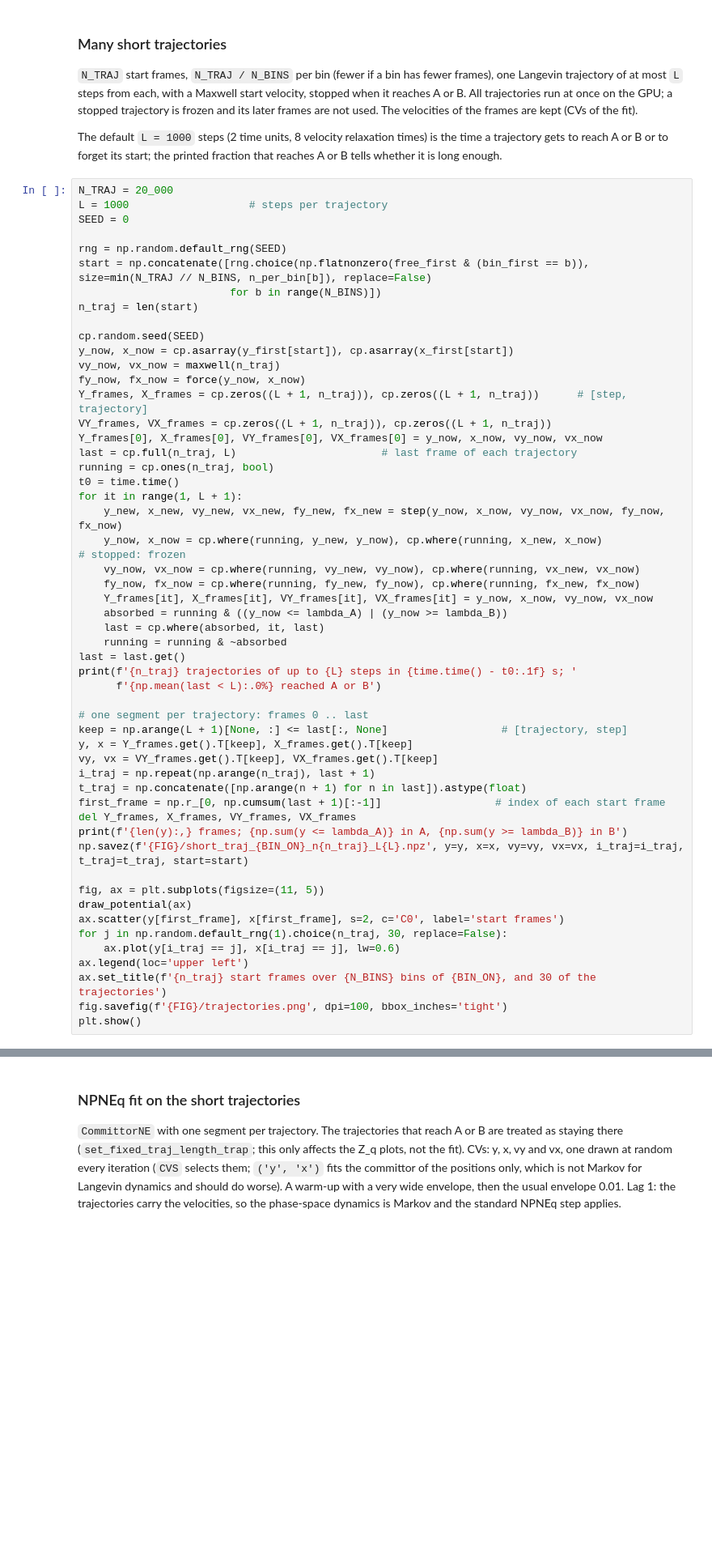
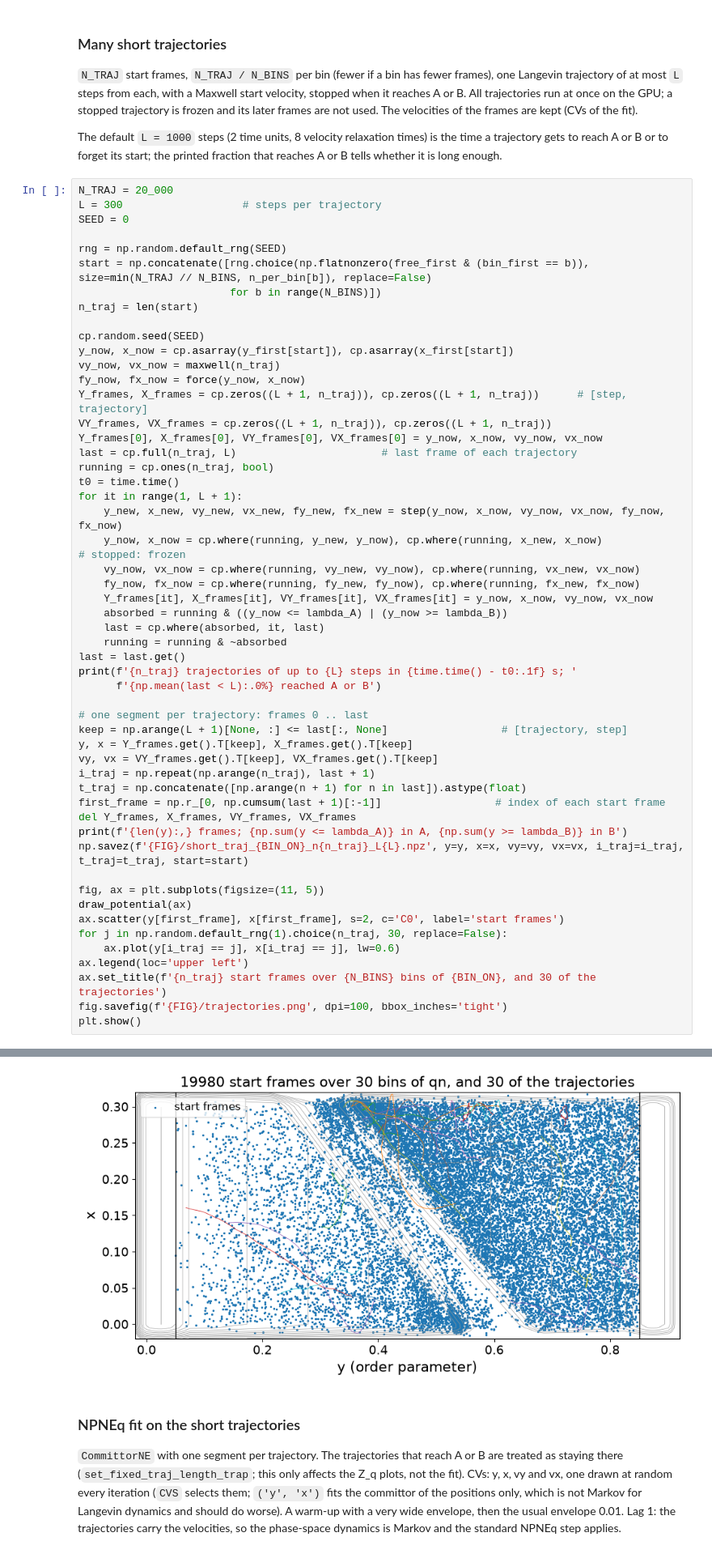
Before and after one commit to Eli4sW1ls/optimalrcs, a Jupyter notebook: examples/zpot_short_trajectories_langevin.ipynb, the cells around one changed output, grey strips where cells are left out. Shown at 81% size. Drawn from its saved outputs; the diff is of its cells as text; blank space fills up the shorter version.

```diff
--- a/examples/zpot_short_trajectories_langevin.ipynb
+++ b/examples/zpot_short_trajectories_langevin.ipynb
@@ -206,7 +217,7 @@ plt.show()
 The default `L = 1000` steps (2 time units, 8 velocity relaxation times) is the time a trajectory gets to reach A or B or to forget its start; the printed fraction that reaches A or B tells whether it is long enough.
 # %%
 N_TRAJ = 20_000
-L = 1000                   # steps per trajectory
+L = 300                   # steps per trajectory
 SEED = 0
 
 rng = np.random.default_rng(SEED)
@@ -257,3 +268,4 @@ ax.legend(loc='upper left')
 ax.set_title(f'{n_traj} start frames over {N_BINS} bins of {BIN_ON}, and 30 of the trajectories')
 fig.savefig(f'{FIG}/trajectories.png', dpi=100, bbox_inches='tight')
 plt.show()
+# %% [output]
@@ -260,3 +274,4 @@ plt.show()
+[figure, added]
 # %% [markdown]
 ### NPNEq fit on the short trajectories
 
```
Also changed, not shown: parts of 6 cells of this notebook, 6 other files.
